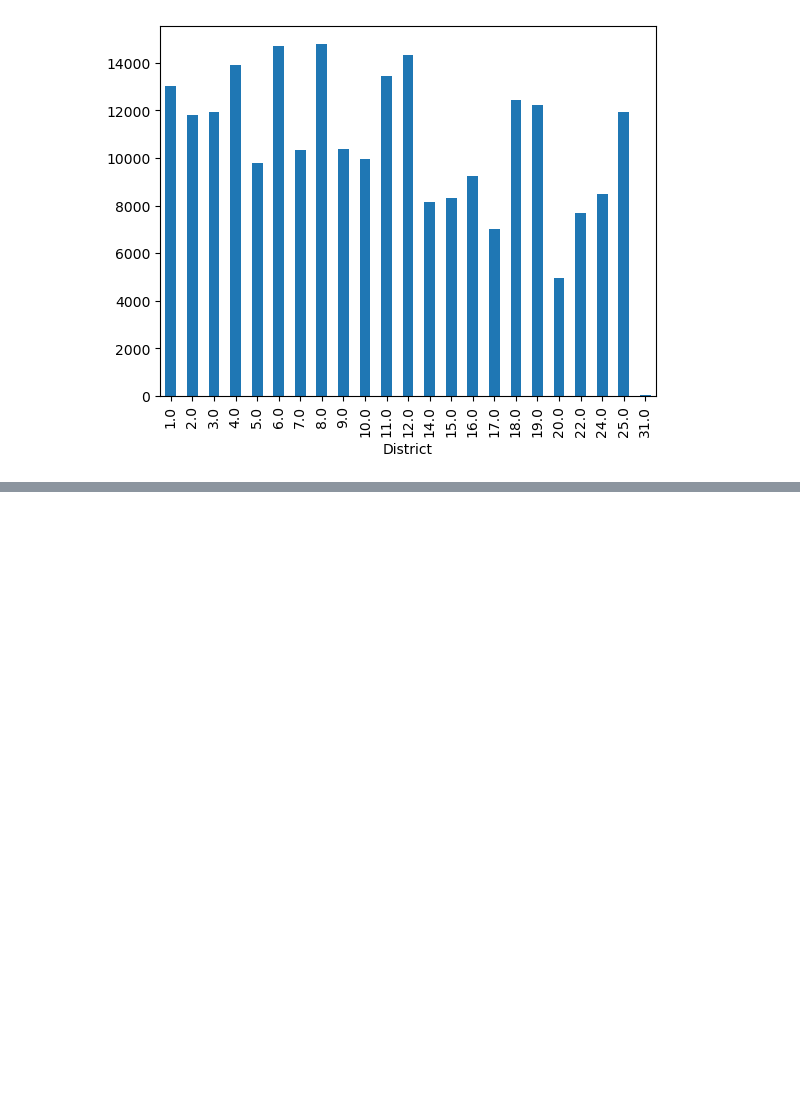
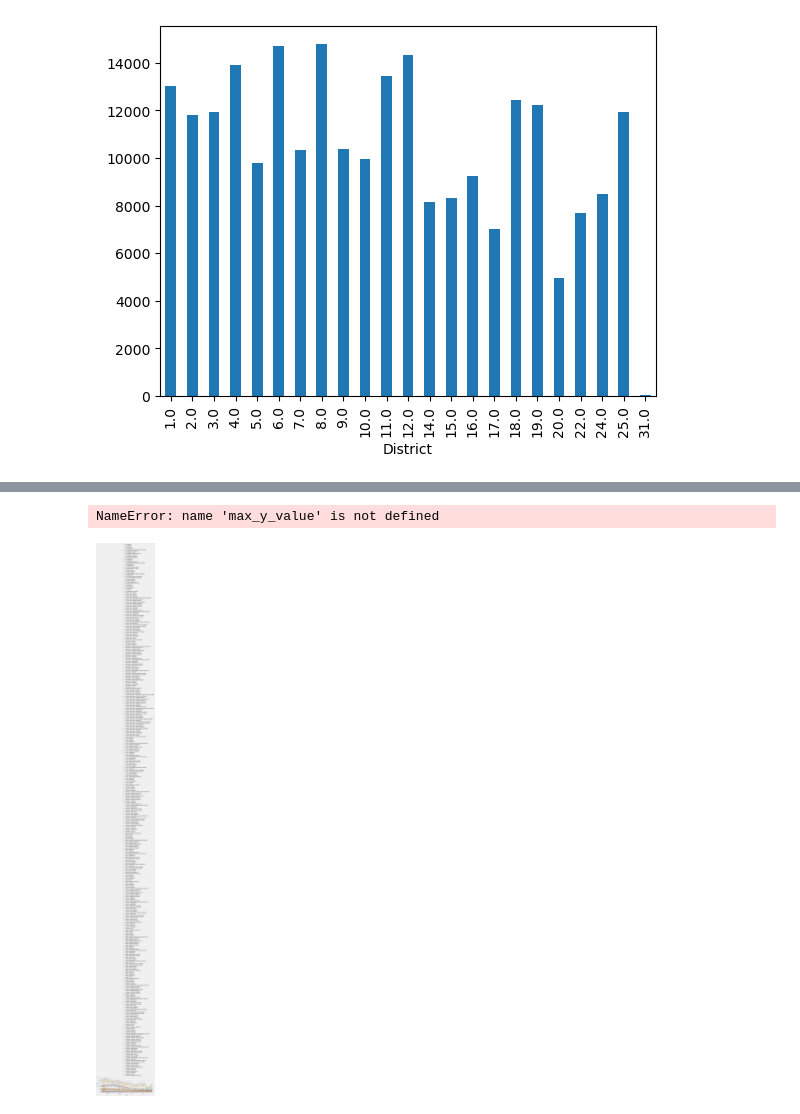
Before and after one commit to lrnrdr/Project-3-Part-1-Core, a Jupyter notebook: Project 3 Part 1.ipynb, the cells around one changed output, grey strips where cells are left out. Saved outputs shown, nothing was run; the diff lists cells and outputs as text; code cells hidden in the pictures; blank space fills up the shorter version.

```diff
--- a/Project 3 Part 1.ipynb
+++ b/Project 3 Part 1.ipynb
@@ -140,0 +198,4 @@ Q1.plot(kind ='bar')
+# %%
+# we are useing resample and not groupby because we are only aggregating over windows of time.
+Q3 = df.groupby('Primary Type').resample("M").count()
+Q3
@@ -140,0 +217,10 @@ Q1.plot(kind ='bar')
+# %%
+ax = Q3.unstack(0).plot(figsize=(12,4))
+ax.set_ylabel('Primary Type', fontsize=8)
+ax.legend(bbox_to_anchor=(1.05, 1), loc='lower right')
+ax.set_ylim(bottom=0, top=max_y_value + 0.1 * max_y_value)
+Q3.yaxis.set_major_formatter(fmt_thous)
+#plt.tight_layout()
+# %% [output]
+NameError: name 'max_y_value' is not defined
+[figure, added]
```
Also changed, not shown: parts of 15 cells of this notebook.
